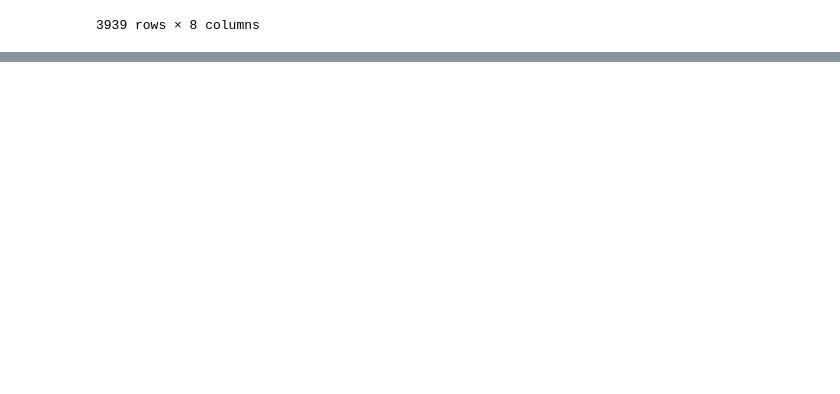
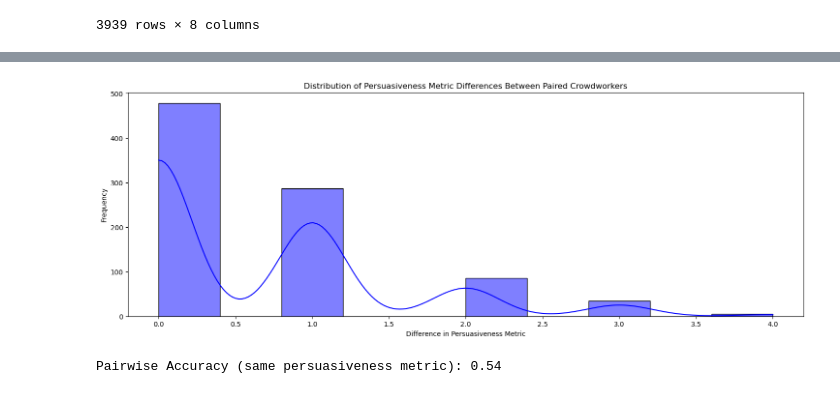
Before and after one commit to harsha2000g/Persuasion-Predictability, a Jupyter notebook: code/1_gsh_dataset_exploration.ipynb, the cells around one changed output, grey strips where cells are left out. Cells and saved outputs as stored; diff of their text form; code cells hidden in the pictures; blank space fills up the shorter version.

```diff
--- a/code/1_gsh_dataset_exploration.ipynb
+++ b/code/1_gsh_dataset_exploration.ipynb
@@ -50,0 +71,43 @@ plt.show()
+# %%
+# Filter for pairs of crowdworkers who gave the same prior support on the same argument
+grouped = df.groupby(['argument', 'rating_initial'])
+
+# Create a new DataFrame to store paired persuasiveness metrics
+paired_metrics = []
+
+for _, group in grouped:
+    if len(group) > 1:  # Only consider arguments with more than 1 crowdworker
+        # Get all unique combinations of worker pairs for each group
+        for i in range(len(group)):
+            for j in range(i + 1, len(group)):
+                worker_pair = {
+                    'argument': group['argument'].values[0],
+                    'worker_1': group.iloc[i]['worker_id'],
+                    'worker_2': group.iloc[j]['worker_id'],
+                    'persuasiveness_1': group.iloc[i]['persuasiveness_metric'],
+                    'persuasiveness_2': group.iloc[j]['persuasiveness_metric'],
+                    'same_persuasiveness': group.iloc[i]['persuasiveness_metric'] == group.iloc[j]['persuasiveness_metric']
+                }
+                paired_metrics.append(worker_pair)
+
+# Convert to DataFrame
+paired_df = pd.DataFrame(paired_metrics)
+
+# Calculate pairwise accuracy (fraction of identical persuasiveness metrics)
+pairwise_accuracy = paired_df['same_persuasiveness'].mean()
+
+# Visualization of persuasiveness metric differences
+paired_df['persuasiveness_diff'] = abs(paired_df['persuasiveness_1'] - paired_df['persuasiveness_2'])
+
+plt.figure(figsize=(18, 6))
+sns.histplot(paired_df['persuasiveness_diff'], bins=10, kde=True, color="blue")
+plt.title("Distribution of Persuasiveness Metric Differences Between Paired Crowdworkers")
+plt.xlabel("Difference in Persuasiveness Metric")
+plt.ylabel("Frequency")
+plt.show()
+
+# Display pairwise accuracy
+print(f"Pairwise Accuracy (same persuasiveness metric): {pairwise_accuracy:.2f}")
+# %% [output]
+[figure, added]
+Pairwise Accuracy (same persuasiveness metric): 0.54
```
Also changed, not shown: parts of 8 cells of this notebook.
